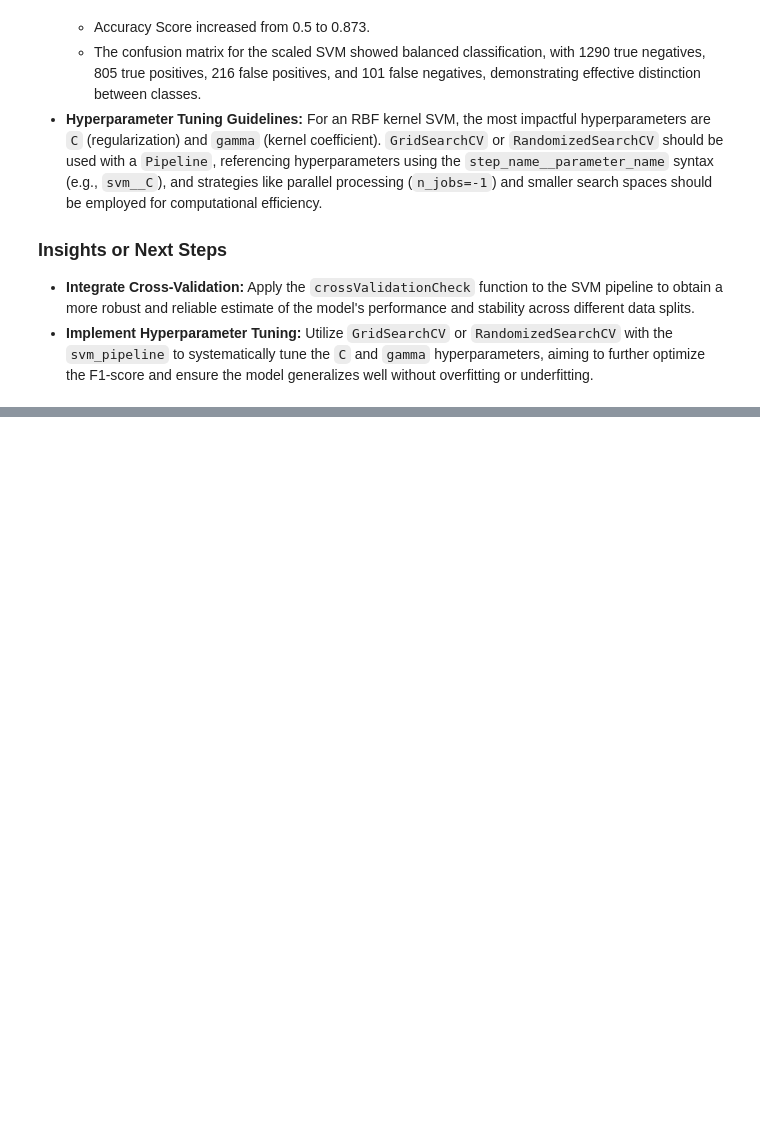
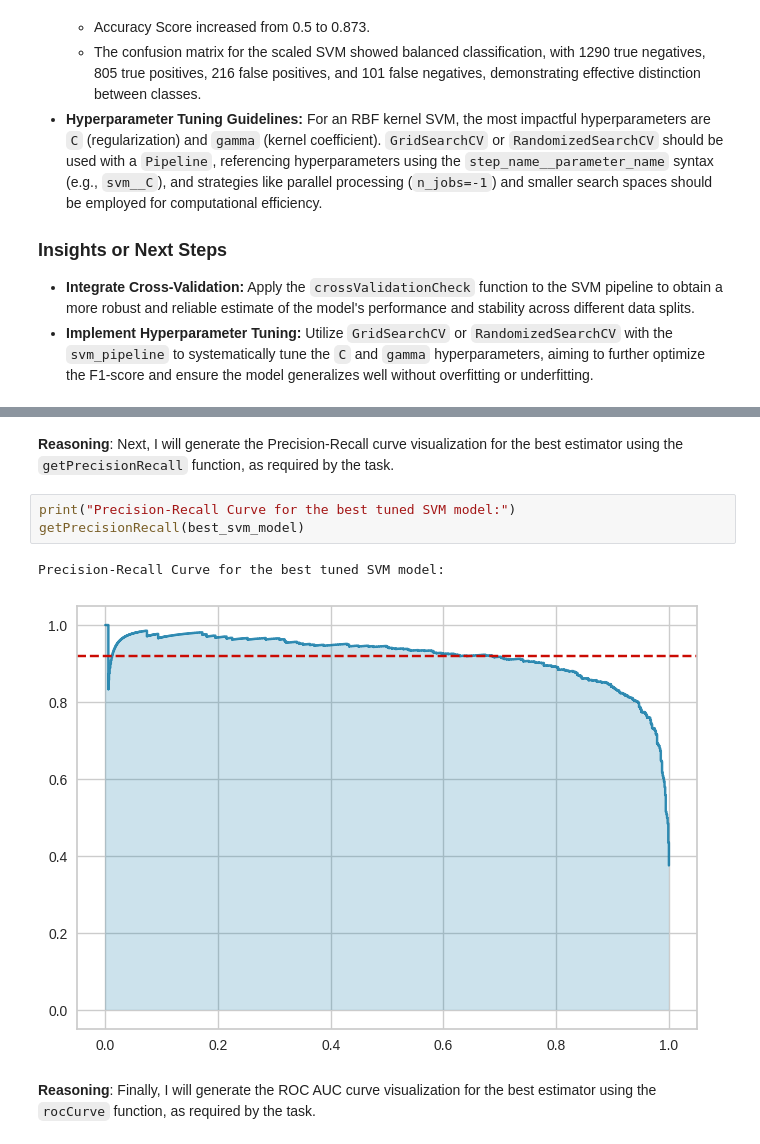
Before and after one commit to drachmacollector/Stellar-Analytics, a Jupyter notebook: Stellar_Analytics.ipynb, the cells around one changed output, grey strips where cells are left out. Drawn from its saved outputs; the diff is of its cells as text; blank space fills up the shorter version.

```diff
--- a/Stellar_Analytics.ipynb
+++ b/Stellar_Analytics.ipynb
@@ -1078,0 +1194,12 @@ weighted avg       0.88      0.87      0.87      2412
+# %% [markdown]
+**Reasoning**:
+Next, I will generate the Precision-Recall curve visualization for the best estimator using the `getPrecisionRecall` function, as required by the task.
+# %%
+print("Precision-Recall Curve for the best tuned SVM model:")
+getPrecisionRecall(best_svm_model)
+# %% [output]
+Precision-Recall Curve for the best tuned SVM model:
+[figure, added]
+# %% [markdown]
+**Reasoning**:
+Finally, I will generate the ROC AUC curve visualization for the best estimator using the `rocCurve` function, as required by the task.
```
Also changed, not shown: parts of 24 cells of this notebook.
